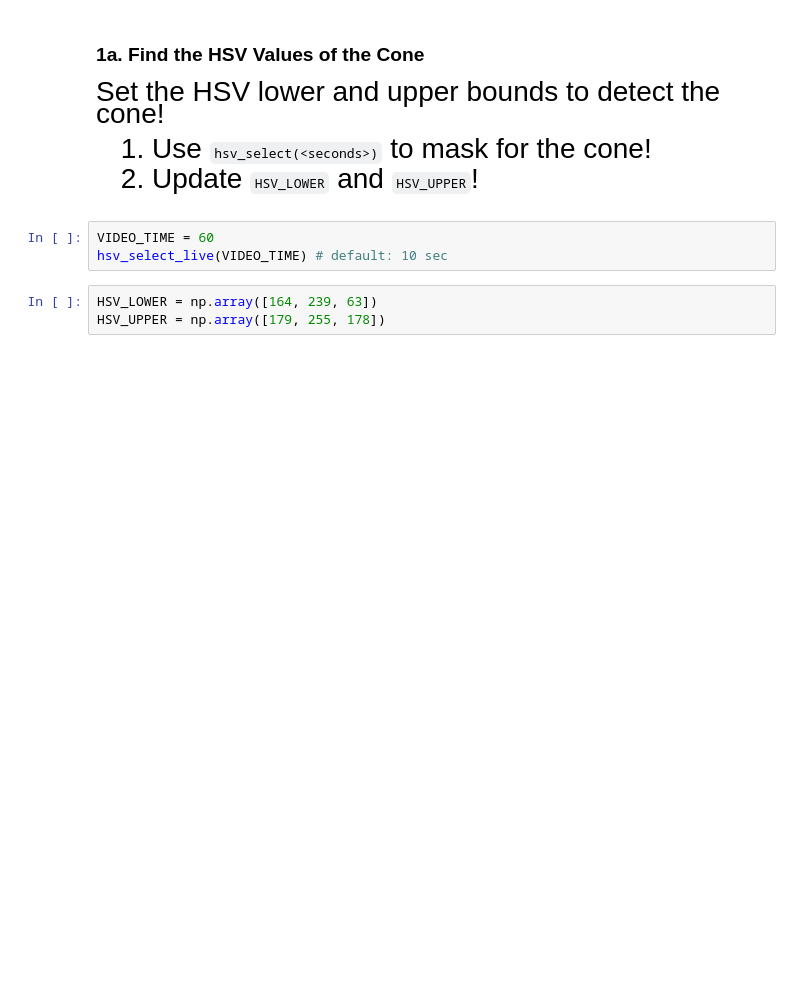
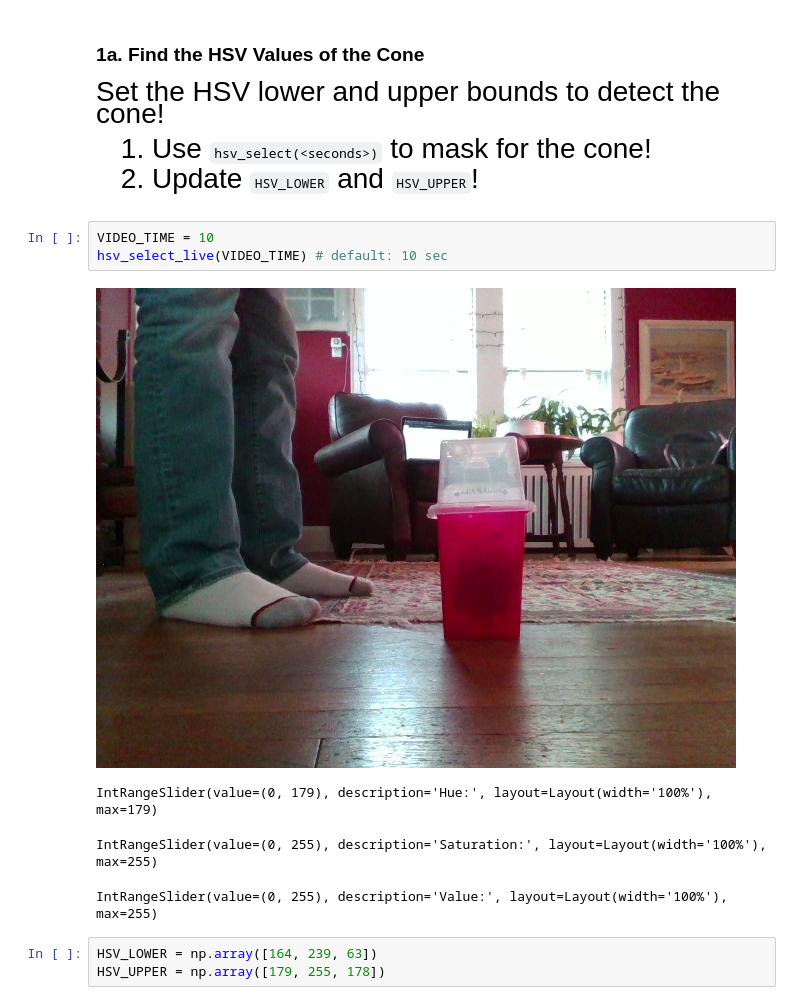
Before and after one commit to JKlimov/online-racecar-mn-SOLUTIONS, a Jupyter notebook: 02-cone_following/ConeFollowing-SOLUTIONS.ipynb, the cells around one changed output. Cells and saved outputs as stored; diff of their text form; blank space fills up the shorter version.

```diff
--- a/02-cone_following/ConeFollowing-SOLUTIONS.ipynb
+++ b/02-cone_following/ConeFollowing-SOLUTIONS.ipynb
@@ -32,8 +34,13 @@ print('ROS node started successfully')
     </ol>
     </p>
 # %%
-VIDEO_TIME = 60
+VIDEO_TIME = 10
 hsv_select_live(VIDEO_TIME) # default: 10 sec
+# %% [output]
+[figure, added]
+IntRangeSlider(value=(0, 179), description='Hue:', layout=Layout(width='100%'), max=179)
+IntRangeSlider(value=(0, 255), description='Saturation:', layout=Layout(width='100%'), max=255)
+IntRangeSlider(value=(0, 255), description='Value:', layout=Layout(width='100%'), max=255)
 # %%
 HSV_LOWER = np.array([164, 239, 63])
 HSV_UPPER = np.array([179, 255, 178])
```
Also changed, not shown: parts of 6 cells of this notebook, 2 other files.
